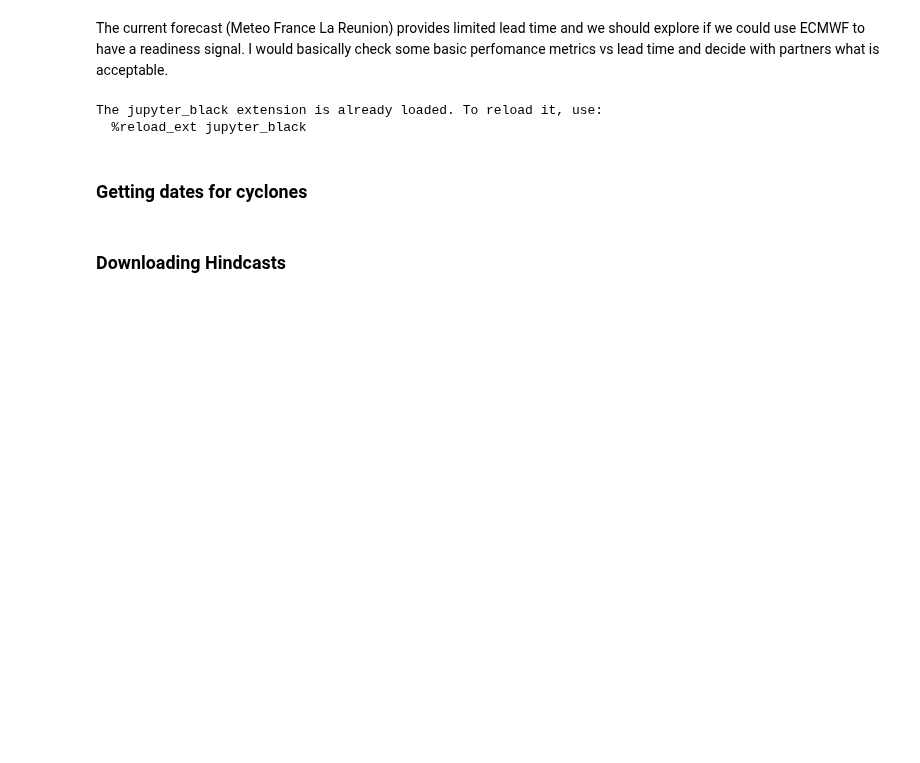
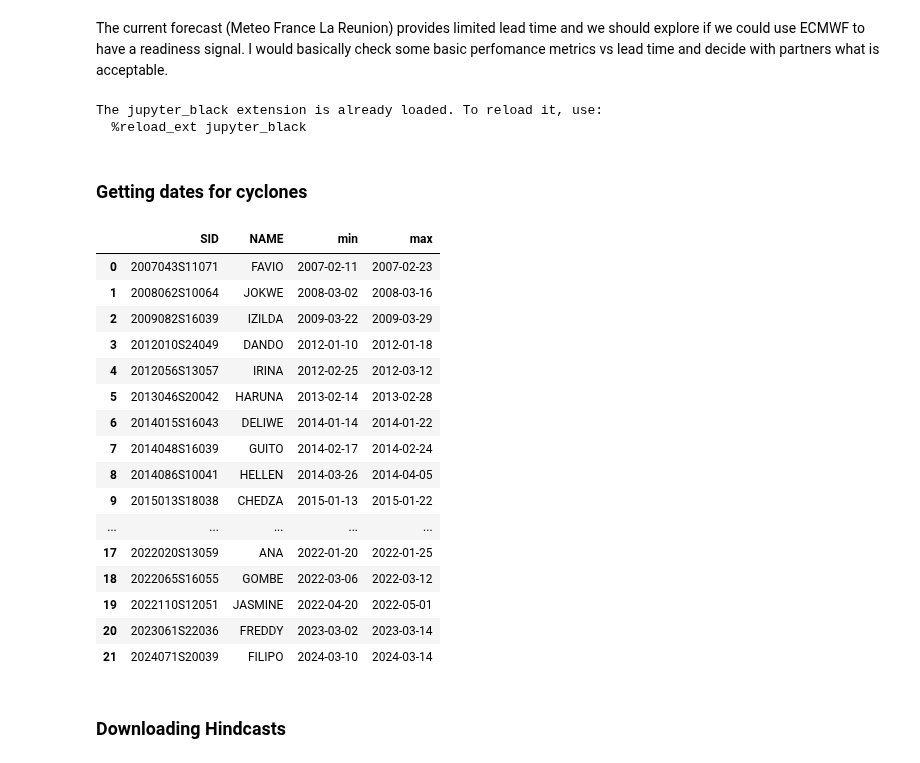
Before and after one commit to OCHA-DAP/ds-aa-moz-cyclones, a Jupyter notebook: analysis/02_ecmwf_leadtime.ipynb, the cells around one changed output. Saved outputs shown, nothing was run; the diff lists cells and outputs as text; code cells hidden in the pictures; blank space fills up the shorter version.

```diff
--- a/analysis/02_ecmwf_leadtime.ipynb
+++ b/analysis/02_ecmwf_leadtime.ipynb
@@ -15,7 +22,66 @@ from dateutil import rrule
 # %% [output]
 The jupyter_black extension is already loaded. To reload it, use:
   %reload_ext jupyter_black
+# %%
+AA_DATA_DIR = os.getenv("AA_DATA_DIR")
+save_dir = (
+    Path(AA_DATA_DIR)
+    / "public"
+    / "exploration"
+    / "moz"
+    / "ecmwf_hindcast"
+)
+ADMS = ["Sofala", "Inhambane", "Nampula", "Zambezia"]
+adm1_path = (
+    Path(AA_DATA_DIR)
+    / "public"
+    / "raw"
+    / "moz"
+    / "cod_ab"
+    / "moz_admbnda_adm1_ine_20190607.shp"
+)
+gdf_adm1 = gpd.read_file(adm1_path)
+gdf_sel = gdf_adm1[gdf_adm1.ADM1_PT.isin(ADMS)]
+ibtracs_path = adm1_path = Path(AA_DATA_DIR) / "public" / "raw" / "glb" / "ibtracs"
+points_path = Path(
+    ibtracs_path / "IBTrACS.SI.list.v04r01.points/IBTrACS.SI.list.v04r01.points.shp"
+)
+gdf_points = gpd.read_file(points_path)
+gdf_points["Date"] = [
+    datetime.strptime(dt, "%Y-%m-%d %H:%M:%S").date() for dt in gdf_points["ISO_TIME"]
+]
+# %%
+gdf_points_moz = gpd.sjoin(gdf_sel, gdf_points, predicate="intersects")
+# %%
+gdf_points_moz_2006 = gdf_points_moz[gdf_points_moz["year"] >= 2006]
 # %% [markdown]
 ### Getting dates for cyclones
+# %%
+min_max_dates = (
+    gdf_points[gdf_points["SID"].isin(gdf_points_moz_2006["SID"])]
+    .groupby(["SID", "NAME"])["Date"]
+    .agg(["min", "max"])
+    .reset_index()
+)
+# %%
+min_max_dates
+# %% [output]
+|  | SID | NAME | min | max |
+| 0 | 2007043S11071 | FAVIO | 2007-02-11 | 2007-02-23 |
+| 1 | 2008062S10064 | JOKWE | 2008-03-02 | 2008-03-16 |
+| 2 | 2009082S16039 | IZILDA | 2009-03-22 | 2009-03-29 |
+| 3 | 2012010S24049 | DANDO | 2012-01-10 | 2012-01-18 |
+| 4 | 2012056S13057 | IRINA | 2012-02-25 | 2012-03-12 |
+| 5 | 2013046S20042 | HARUNA | 2013-02-14 | 2013-02-28 |
+| 6 | 2014015S16043 | DELIWE | 2014-01-14 | 2014-01-22 |
+| 7 | 2014048S16039 | GUITO | 2014-02-17 | 2014-02-24 |
+| 8 | 2014086S10041 | HELLEN | 2014-03-26 | 2014-04-05 |
+| 9 | 2015013S18038 | CHEDZA | 2015-01-13 | 2015-01-22 |
+| ... | ... | ... | ... | ... |
+| 17 | 2022020S13059 | ANA | 2022-01-20 | 2022-01-25 |
+| 18 | 2022065S16055 | GOMBE | 2022-03-06 | 2022-03-12 |
+| 19 | 2022110S12051 | JASMINE | 2022-04-20 | 2022-05-01 |
+| 20 | 2023061S22036 | FREDDY | 2023-03-02 | 2023-03-14 |
+| 21 | 2024071S20039 | FILIPO | 2024-03-10 | 2024-03-14 |
 # %% [markdown]
 ### Downloading Hindcasts
```
Also changed, not shown: parts of 12 cells of this notebook.
